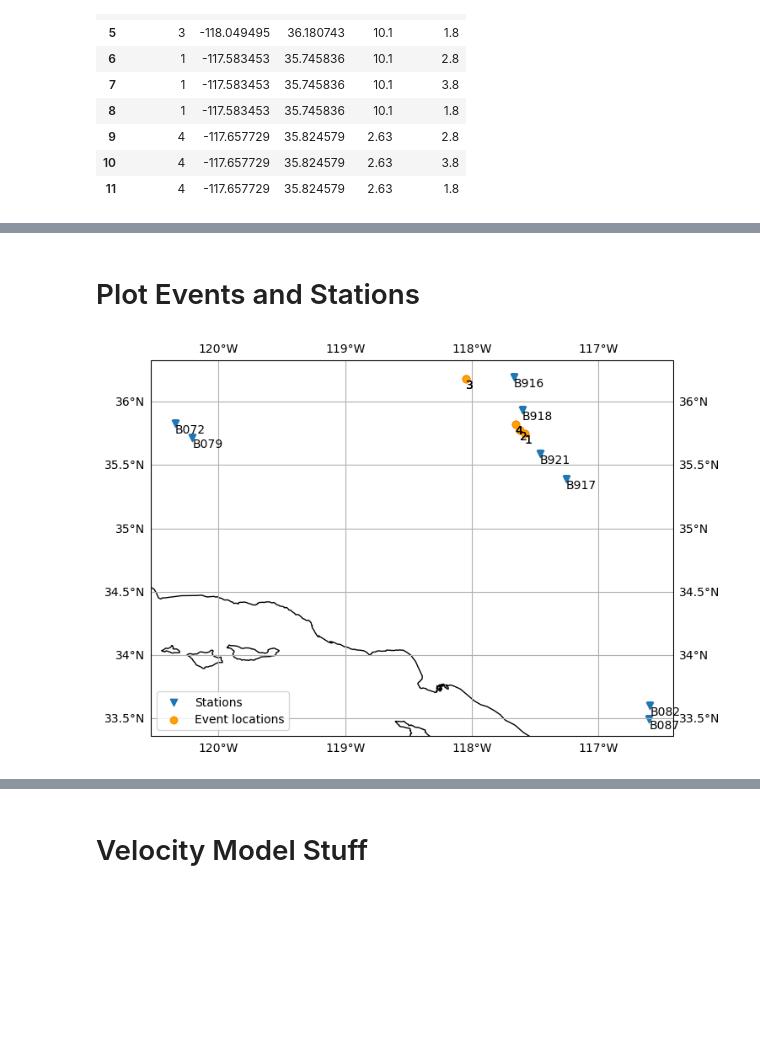
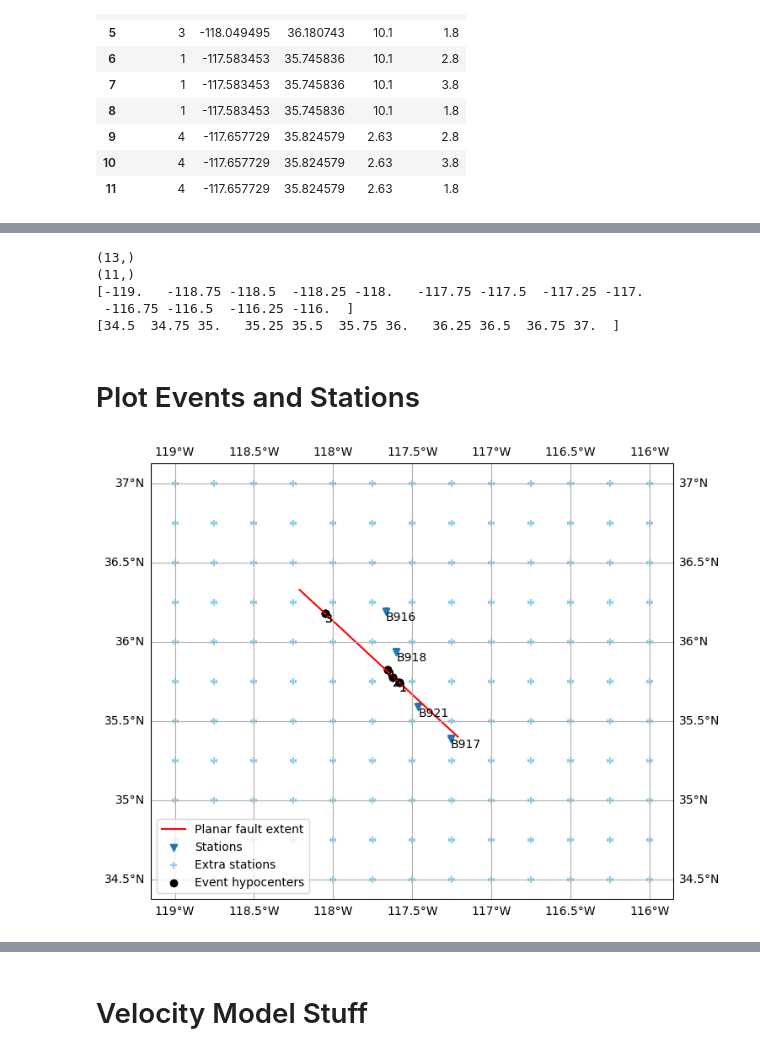
Before and after one commit to UO-Geophysics/sw4_strain, a Jupyter notebook: experiments/5_SW4_problem_setup.ipynb, the cells around one changed output, grey strips where cells are left out. Cells and saved outputs as stored; diff of their text form; code cells hidden in the pictures; blank space fills up the shorter version.

```diff
--- a/experiments/5_SW4_problem_setup.ipynb
+++ b/experiments/5_SW4_problem_setup.ipynb
@@ -104,24 +101,69 @@ stas_sub
+# %%
+# Synthetic station grid
+
+left_edge = -119
+right_edge = -116
+top_edge = 37
+bottom_edge = 34.5
+
+art_sta_lons = np.arange(left_edge, right_edge + 0.05, 0.25)
+art_sta_lats = np.arange(bottom_edge, top_edge + 0.05, 0.25)
+
+print(art_sta_lons.shape)
+print(art_sta_lats.shape)
+
+print(art_sta_lons)
+print(art_sta_lats)
+
+extra_sta_lons = []
+extra_sta_lats = []
+
+for idx in range(len(art_sta_lons)):
+
+    lon = art_sta_lons[idx]
+
+    for lat in art_sta_lats:
+
+        extra_sta_lons.append(lon)
+        extra_sta_lats.append(lat)
+# %% [output]
+(13,)
+(11,)
+[-119.   -118.75 -118.5  -118.25 -118.   -117.75 -117.5  -117.25 -117.
+ -116.75 -116.5  -116.25 -116.  ]
+[34.5  34.75 35.   35.25 35.5  35.75 36.   36.25 36.5  36.75 37.  ]
 # %% [markdown]
 # Plot Events and Stations
+# %%
+# Fault extent
+min_lon = -118.2123
+max_lon = -117.2121
+min_lat = 35.3989
+max_lat = 36.3284
 # %%
 fig = plt.figure(figsize = (8, 8))
 ax = plt.axes(projection = ccrs.PlateCarree())
+
+plt.plot([min_lon, max_lon], [max_lat, min_lat], color = 'red', label = 'Planar fault extent')
+
 plt.scatter(stas_sub['LONG'], stas_sub['LAT'], marker = 'v', label = 'Stations')
+plt.scatter(extra_sta_lons, extra_sta_lats, marker = '+', color = 'skyblue', label = 'Extra stations')
 # Add station labels
 [plt.text(i, j, f'{name}', va = 'top', ha = 'left') for (i, j, name) in zip(stas_sub['LONG'], stas_sub['LAT'], stas_sub['BNUM'])]
 
 multipleEvents = True
 if multipleEvents:
-    plt.scatter(eventLocs['longitude'].astype(float), eventLocs['latitude'].astype(float), marker = 'o', edgecolors = 'darkorange', facecolors = 'orange', label = 'Event locations')
+    plt.scatter(eventLocs['longitude'].astype(float), eventLocs['latitude'].astype(float), marker = 'o', edgecolors = 'black', facecolors = 'black', label = 'Event hypocenters')
     [plt.text(i, j, f'{name}', va = 'top', ha = 'left') for (i, j, name) in zip(eventLocs['longitude'].astype(float), eventLocs['latitude'].astype(float), eventLocs['rupt_num'])]
+
 
 ax.legend(loc = 'lower left')
 ax.coastlines()
 gl = ax.gridlines(draw_labels = True)
 Plotlims = ax.get_extent()
 plt.show()
 # %% [output]
-[figure, old version]
+[figure, new version]
 # %%
 # These values are roughly the rectangle that encompasses all of our points plus a little buffer
 Plotlims
```
Also changed, not shown: parts of 19 cells of this notebook, 24 other files.
